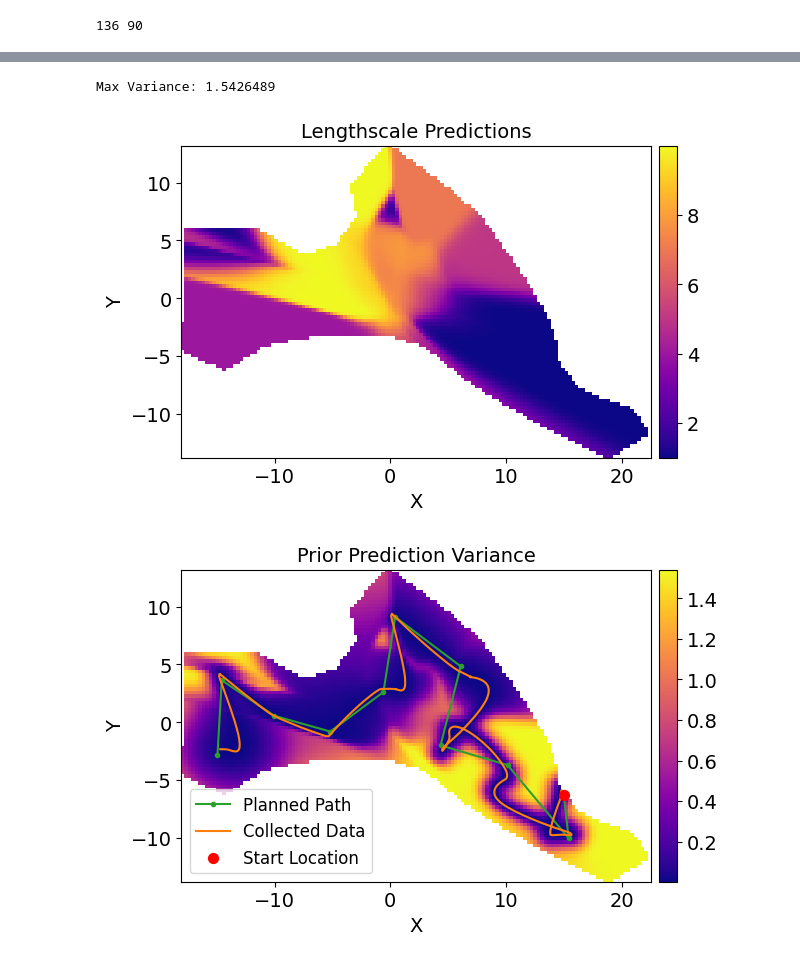
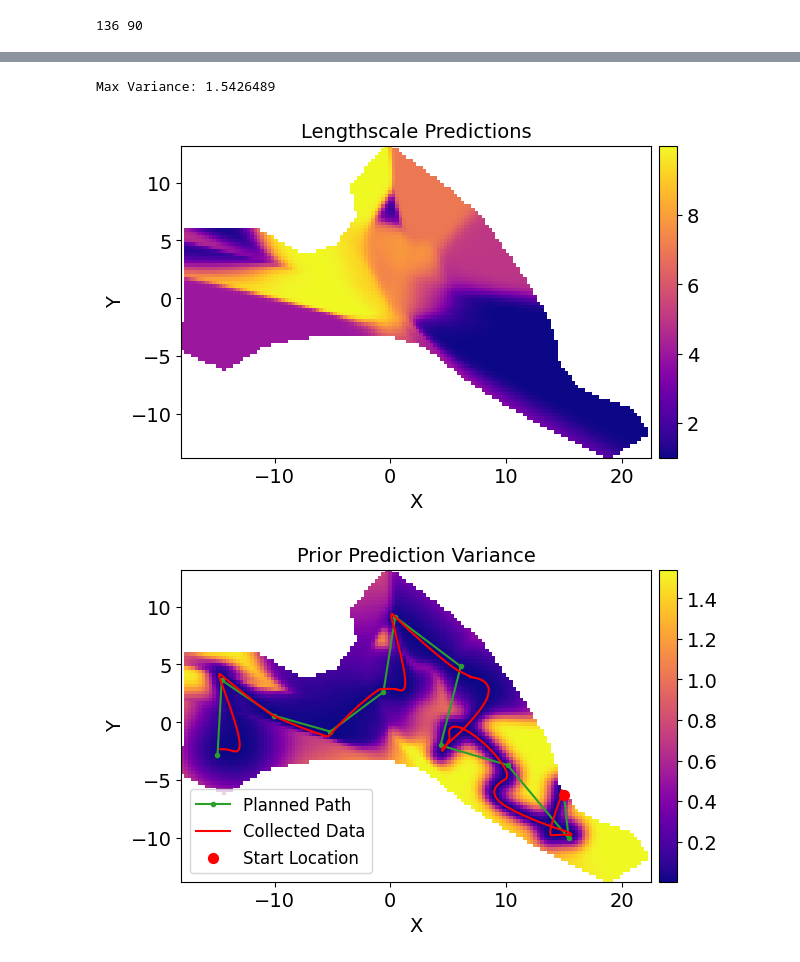
Before and after one commit to itskalvik/ros_sgp_tools, a Jupyter notebook: scripts/postprocess.ipynb, the cells around one changed output, grey strips where cells are left out. Drawn from its saved outputs; the diff is of its cells as text; code cells hidden in the pictures.

```diff
--- a/scripts/postprocess.ipynb
+++ b/scripts/postprocess.ipynb
@@ -199,35 +199,35 @@ var_max = var.max()
 
 var[outside_idx] = np.nan
 
 im = ax.imshow(
     var.reshape(num_x, num_y).T,
     origin='lower',
     extent=extent,
     vmin=var_min,
     vmax=var_max,
     cmap='plasma'
 )
 ax.set_aspect('equal')
 
 divider = make_axes_locatable(ax)
 cax = divider.append_axes("right", size="4%", pad=0.08)  # tweak size/pad as desired
 fig.colorbar(im, cax=cax)
 
 ax.plot(initial_path[:, 0], initial_path[:, 1], c='C2', marker='o', markersize=3, label='Planned Path')
-ax.plot(X_init[:, 0], X_init[:, 1], c='C1', label='Collected Data')
+ax.plot(X_init[:, 0], X_init[:, 1], c='r', label='Collected Data')
 ax.scatter(initial_path[0, 0], initial_path[0, 1], c='r', s=50, label='Start Location', zorder=10)
 
 ax.set_xlabel('X')
 ax.set_ylabel('Y')
 ax.legend(loc='lower left')
 ax.set_title('Prior Prediction Variance')
 fig.savefig("global_prior", bbox_inches="tight")
 
 plt.show()
 # %% [output]
 Max Variance: 1.5426489
 [figure]
-[figure, old version]
+[figure, new version]
 # %%
 # Init GP model
 _, _, _, gpr_post = get_model_params(np.vstack([X_init, sol_X]).astype(np.float32),
```
Also changed, not shown: parts of 3 cells of this notebook.
